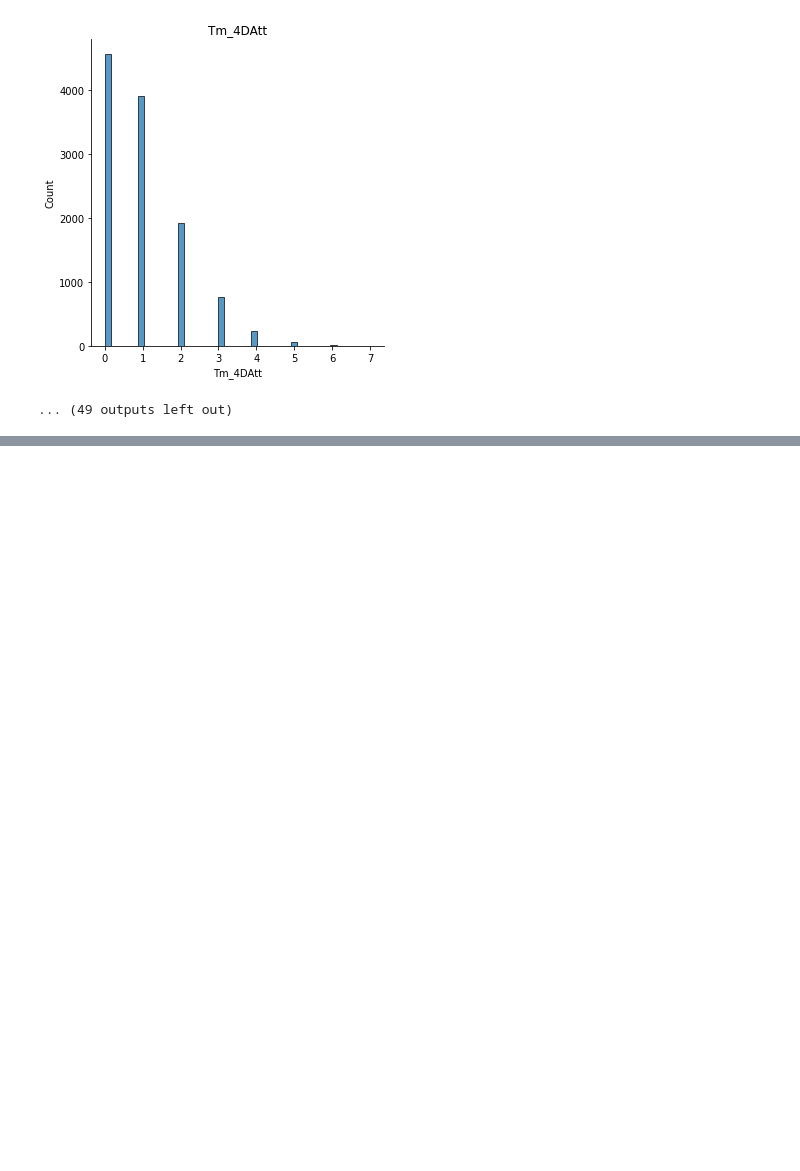
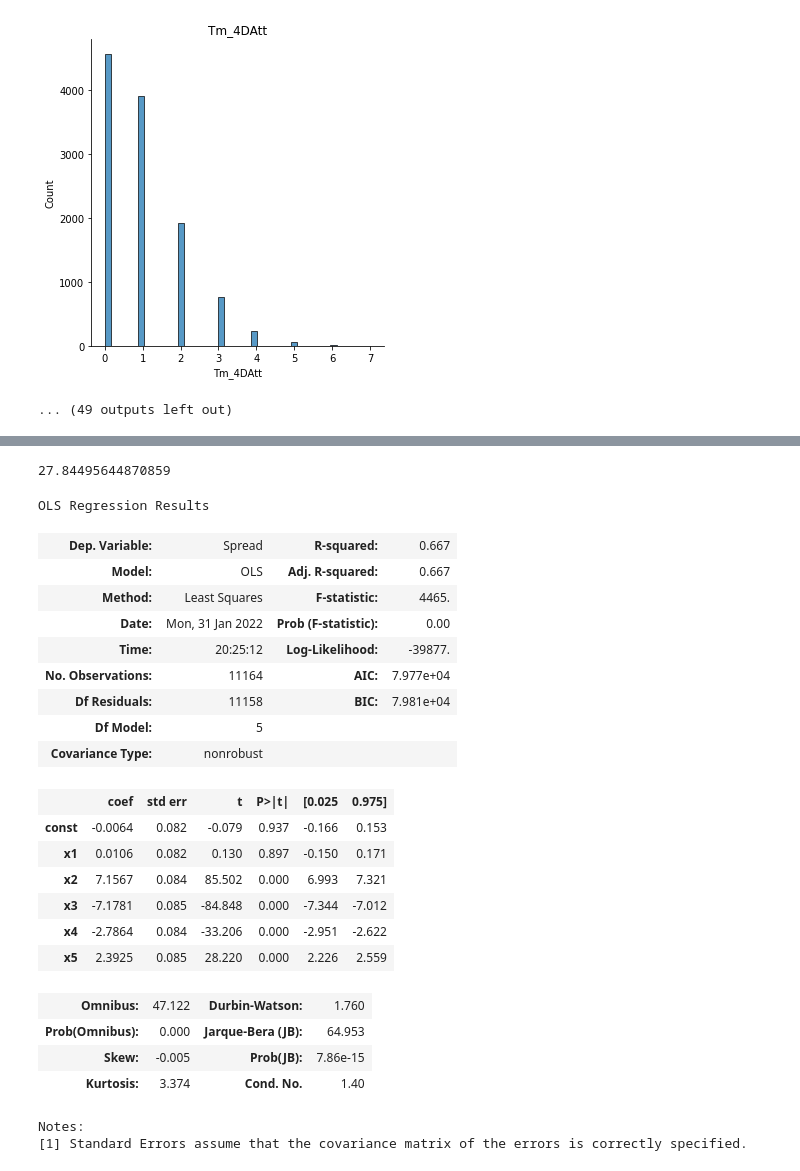
Before and after one commit to sujeetyeramareddy9/NFL-Analysis, a Jupyter notebook: src/Sujeet_EDA.ipynb, the cells around one changed output, grey strips where cells are left out. Saved outputs shown, nothing was run; the diff lists cells and outputs as text; code cells hidden in the pictures; blank space fills up the shorter version.

Commit message:
model
added a simple ols model in notebook to predict spread. explains 66% of the variance in spread.

```diff
--- a/src/Sujeet_EDA.ipynb
+++ b/src/Sujeet_EDA.ipynb
@@ -58,3 +58,21 @@ for col in df.columns:
 [figure]
 [figure]
 ... (49 outputs left out)
+# %%
+df = df.loc[~df["Tm_QBRating"].isnull()]
+# %%
+x_cols = ["Comb_Yds", "Tm_QBRating", "Opp_QBRating", "Tm_Sk", "Opp_Sk"]
+
+import statsmodels.api as sm
+from sklearn.preprocessing import StandardScaler
+
+sf = StandardScaler()
+sf.fit(df[x_cols])
+
+X = sm.add_constant(sf.transform(df[x_cols]))
+y = df.Spread
+
+model = sm.OLS(y, X)
+results = model.fit()
+
+results.params
@@ -60,0 +87,30 @@ for col in df.columns:
+# %%
+df.Opp_QBRating.std()
+# %% [output]
+27.84495644870859
+# %%
+results.summary()
+# %% [output]
+OLS Regression Results
+| Dep. Variable: | Spread | R-squared: | 0.667 |
+| Model: | OLS | Adj. R-squared: | 0.667 |
+| Method: | Least Squares | F-statistic: | 4465. |
+| Date: | Mon, 31 Jan 2022 | Prob (F-statistic): | 0.00 |
+| Time: | 20:25:12 | Log-Likelihood: | -39877. |
+| No. Observations: | 11164 | AIC: | 7.977e+04 |
+| Df Residuals: | 11158 | BIC: | 7.981e+04 |
+| Df Model: | 5 |  |  |
+| Covariance Type: | nonrobust |  |  |
+|  | coef | std err | t | P>|t| | [0.025 | 0.975] |
+| const | -0.0064 | 0.082 | -0.079 | 0.937 | -0.166 | 0.153 |
+| x1 | 0.0106 | 0.082 | 0.130 | 0.897 | -0.150 | 0.171 |
+| x2 | 7.1567 | 0.084 | 85.502 | 0.000 | 6.993 | 7.321 |
+| x3 | -7.1781 | 0.085 | -84.848 | 0.000 | -7.344 | -7.012 |
+| x4 | -2.7864 | 0.084 | -33.206 | 0.000 | -2.951 | -2.622 |
+| x5 | 2.3925 | 0.085 | 28.220 | 0.000 | 2.226 | 2.559 |
+| Omnibus: | 47.122 | Durbin-Watson: | 1.760 |
+| Prob(Omnibus): | 0.000 | Jarque-Bera (JB): | 64.953 |
+| Skew: | -0.005 | Prob(JB): | 7.86e-15 |
+| Kurtosis: | 3.374 | Cond. No. | 1.40 |
+Notes:
+[1] Standard Errors assume that the covariance matrix of the errors is correctly specified.
```
Also changed, not shown: parts of 1 cell of this notebook.
